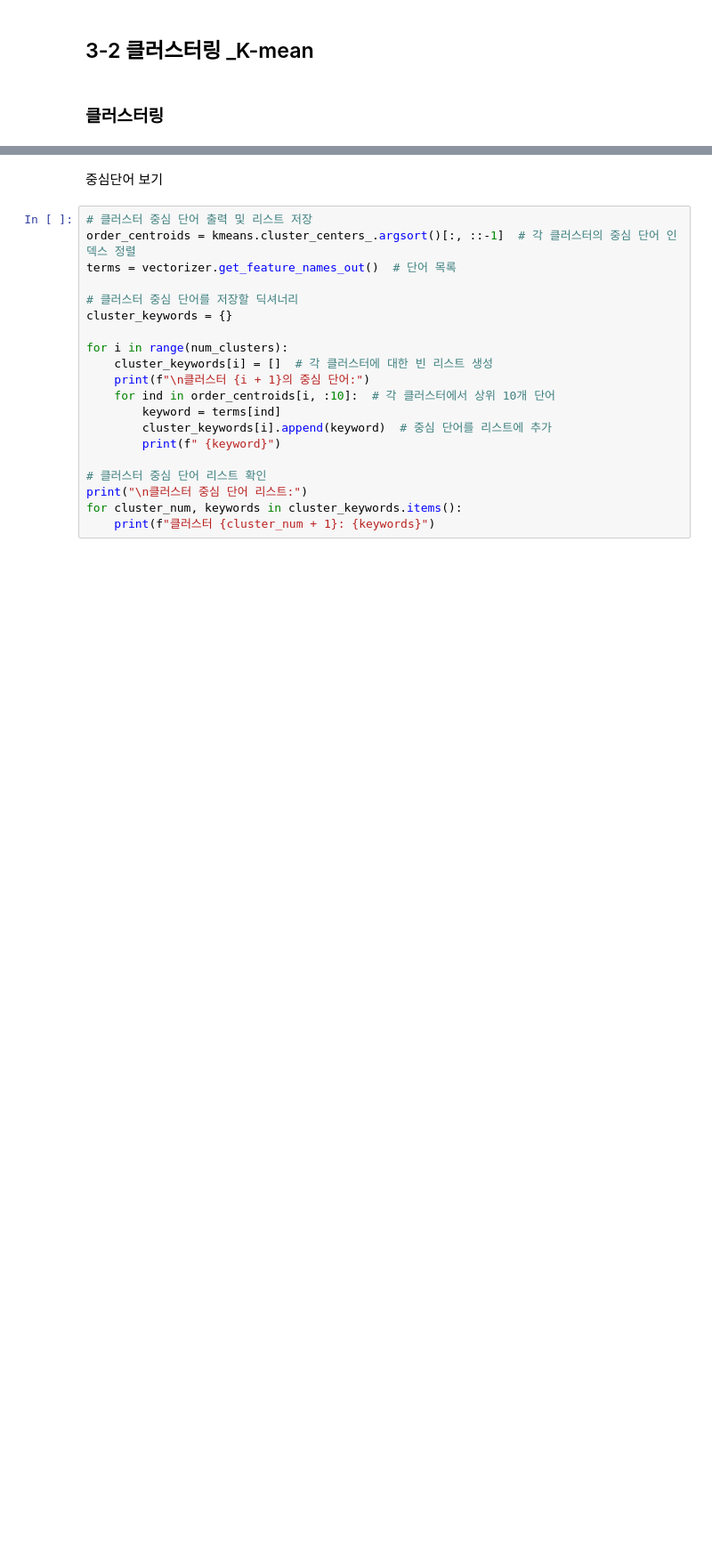
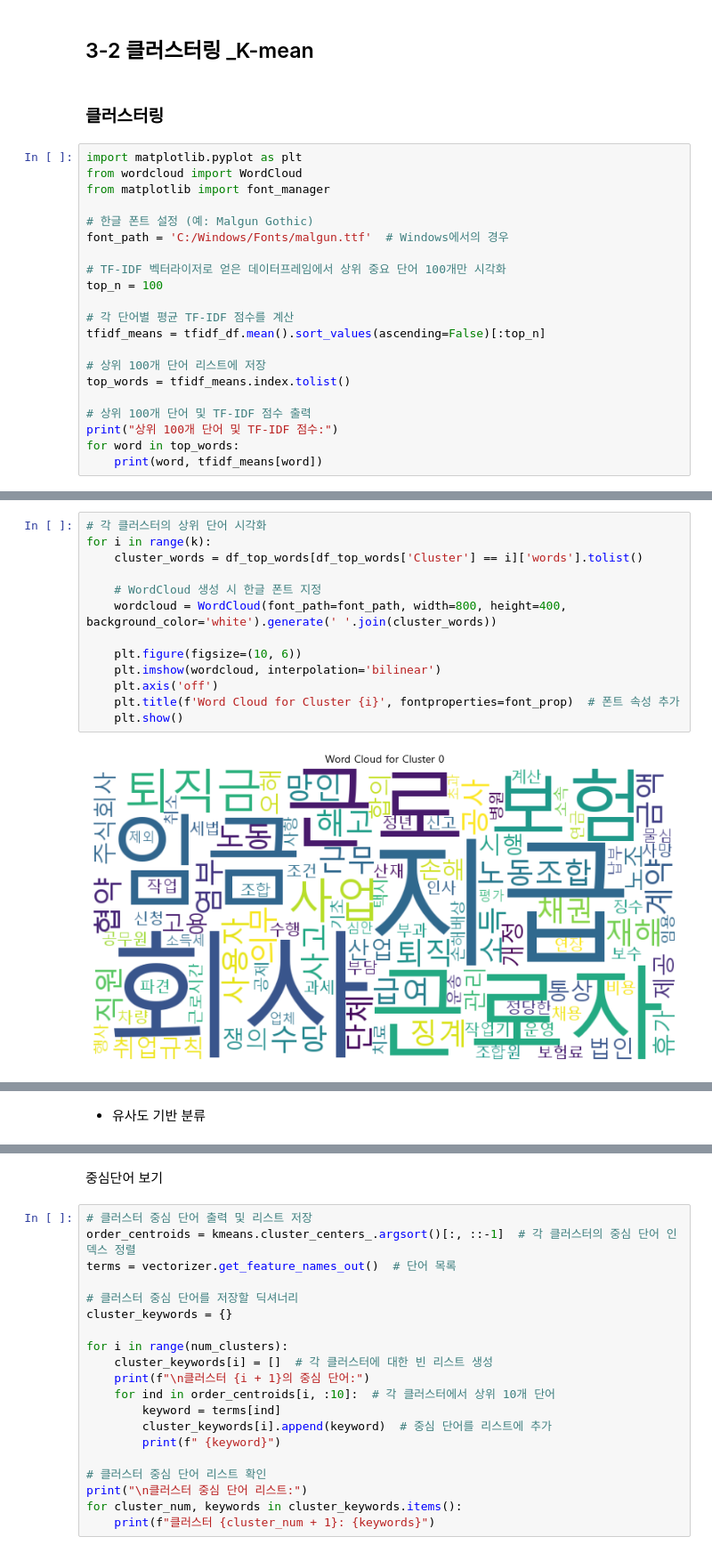
Before and after one commit to sesac-NoF/NoF, a Jupyter notebook: Labor_precedent_EDA/10_Labor_Real_라벨링.ipynb, the cells around one changed output, grey strips where cells are left out. Shown at 89% size. Drawn from its saved outputs; the diff is of its cells as text; blank space fills up the shorter version.

```diff
--- a/Labor_precedent_EDA/10_Labor_Real_라벨링.ipynb
+++ b/Labor_precedent_EDA/10_Labor_Real_라벨링.ipynb
@@ -263,3 +274,24 @@ plt.show()
 ## 3-2 클러스터링 _K-mean
 # %% [markdown]
 ### 클러스터링
+# %%
+import matplotlib.pyplot as plt
+from wordcloud import WordCloud
+from matplotlib import font_manager
+
+# 한글 폰트 설정 (예: Malgun Gothic)
+font_path = 'C:/Windows/Fonts/malgun.ttf'  # Windows에서의 경우
+
+# TF-IDF 벡터라이저로 얻은 데이터프레임에서 상위 중요 단어 100개만 시각화
+top_n = 100
+
+# 각 단어별 평균 TF-IDF 점수를 계산
+tfidf_means = tfidf_df.mean().sort_values(ascending=False)[:top_n]
+
+# 상위 100개 단어 리스트에 저장
+top_words = tfidf_means.index.tolist()
+
+# 상위 100개 단어 및 TF-IDF 점수 출력
+print("상위 100개 단어 및 TF-IDF 점수:")
+for word in top_words:
+    print(word, tfidf_means[word])
@@ -308,0 +373,15 @@ KMeans does not accept missing values encoded as NaN natively. For supervised le
+# %%
+# 각 클러스터의 상위 단어 시각화
+for i in range(k):
+    cluster_words = df_top_words[df_top_words['Cluster'] == i]['words'].tolist()
+
+    # WordCloud 생성 시 한글 폰트 지정
+    wordcloud = WordCloud(font_path=font_path, width=800, height=400, background_color='white').generate(' '.join(cluster_words))
+
+    plt.figure(figsize=(10, 6))
+    plt.imshow(wordcloud, interpolation='bilinear')
+    plt.axis('off')
+    plt.title(f'Word Cloud for Cluster {i}', fontproperties=font_prop)  # 폰트 속성 추가
+    plt.show()
+# %% [output]
+[figure, added]
@@ -308,0 +392,2 @@ KMeans does not accept missing values encoded as NaN natively. For supervised le
+# %% [markdown]
+* 유사도 기반 분류
```
Also changed, not shown: parts of 11 cells of this notebook.
